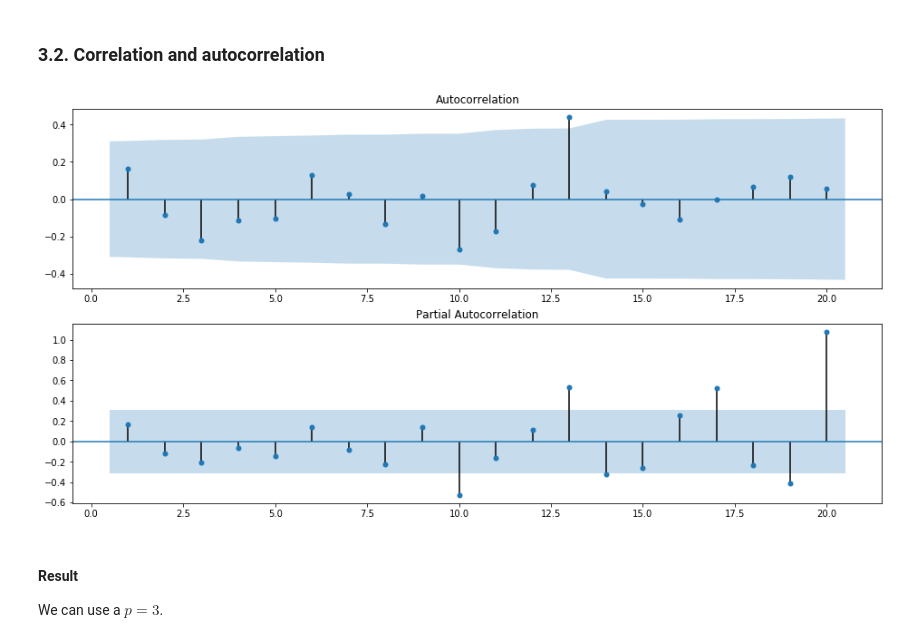
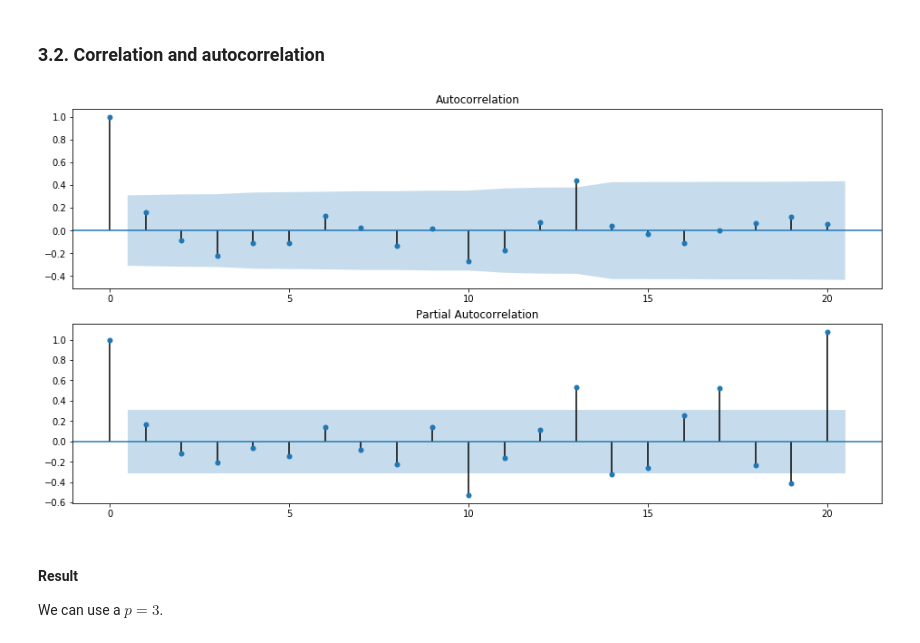
Before and after one commit to ansegura7/covid19-col-disease-impact, a Jupyter notebook: predictive-analytics/3-tuberculosis/code/tb_ts_analysis.ipynb, the cells around one changed output. Saved outputs shown, nothing was run; the diff lists cells and outputs as text; code cells hidden in the pictures.

```diff
--- a/predictive-analytics/3-tuberculosis/code/tb_ts_analysis.ipynb
+++ b/predictive-analytics/3-tuberculosis/code/tb_ts_analysis.ipynb
@@ -50,6 +50,7 @@ import seaborn as sns
 # Read raw data
 data_url = '../data/tb_weekly_data.csv'
 rawdata = pd.read_csv(data_url, parse_dates=['date'])
+rawdata = rawdata[rawdata['date'] >= '2017-01-01']
 rawdata
 # %% [output]
 |  | date | year | month | week | period | value |
@@ -437,11 +438,11 @@ p-value: 0.22372094988827318
 # %%
 # Create figure
 fig, (ax1, ax2) = plt.subplots(2, 1, figsize=(16, 8))
-plot_acf(series_data, lags=20, zero=False, ax=ax1)
-plot_pacf(series_data, lags=20, zero=False, ax=ax2)
+plot_acf(series_data, lags=20, ax=ax1)
+plot_pacf(series_data, lags=20, ax=ax2)
 plt.show()
 # %% [output]
-[figure, old version]
+[figure, new version]
 # %% [markdown]
 #### Result
 We can use a $p = 3$.
```
Also changed, not shown: parts of 14 cells of this notebook, 1 other file.
